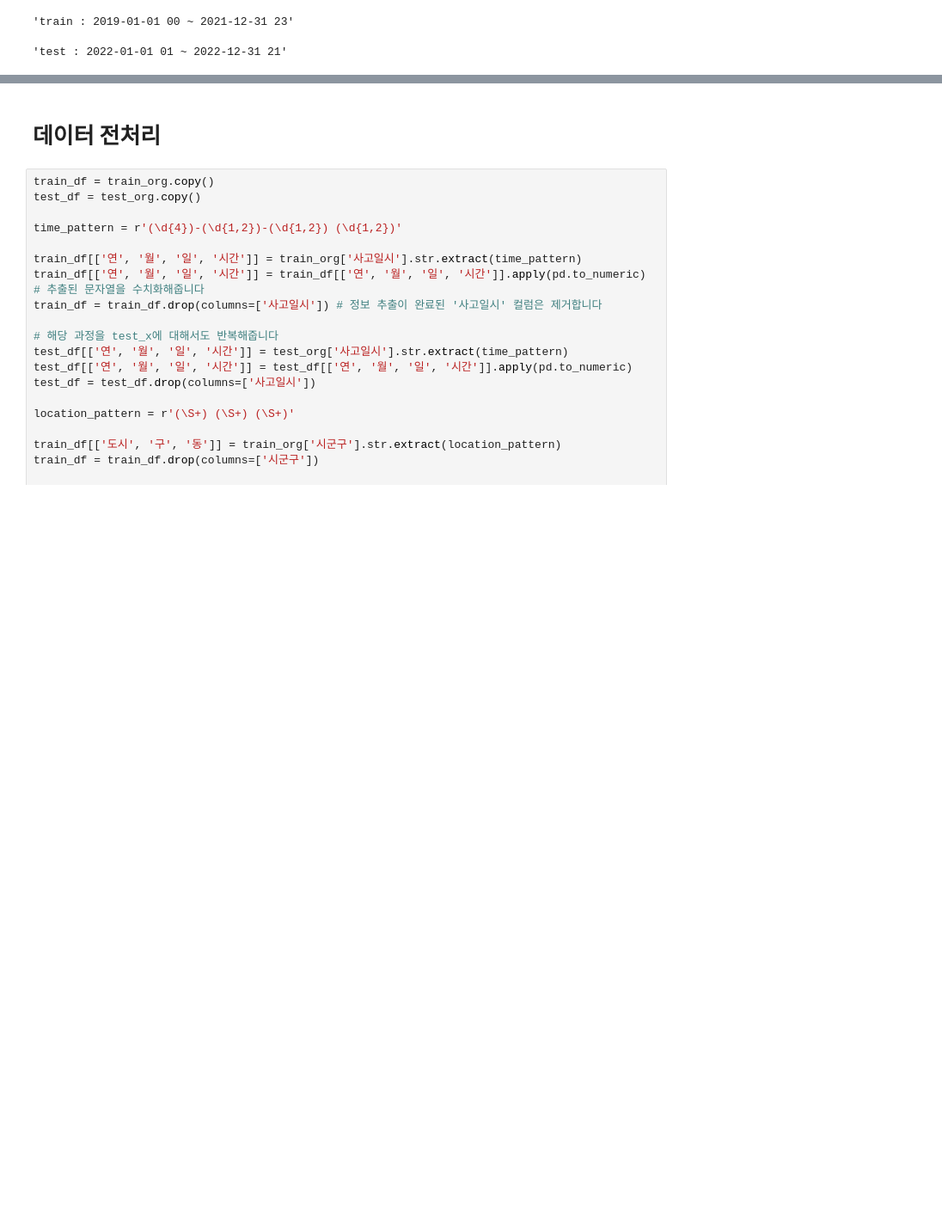
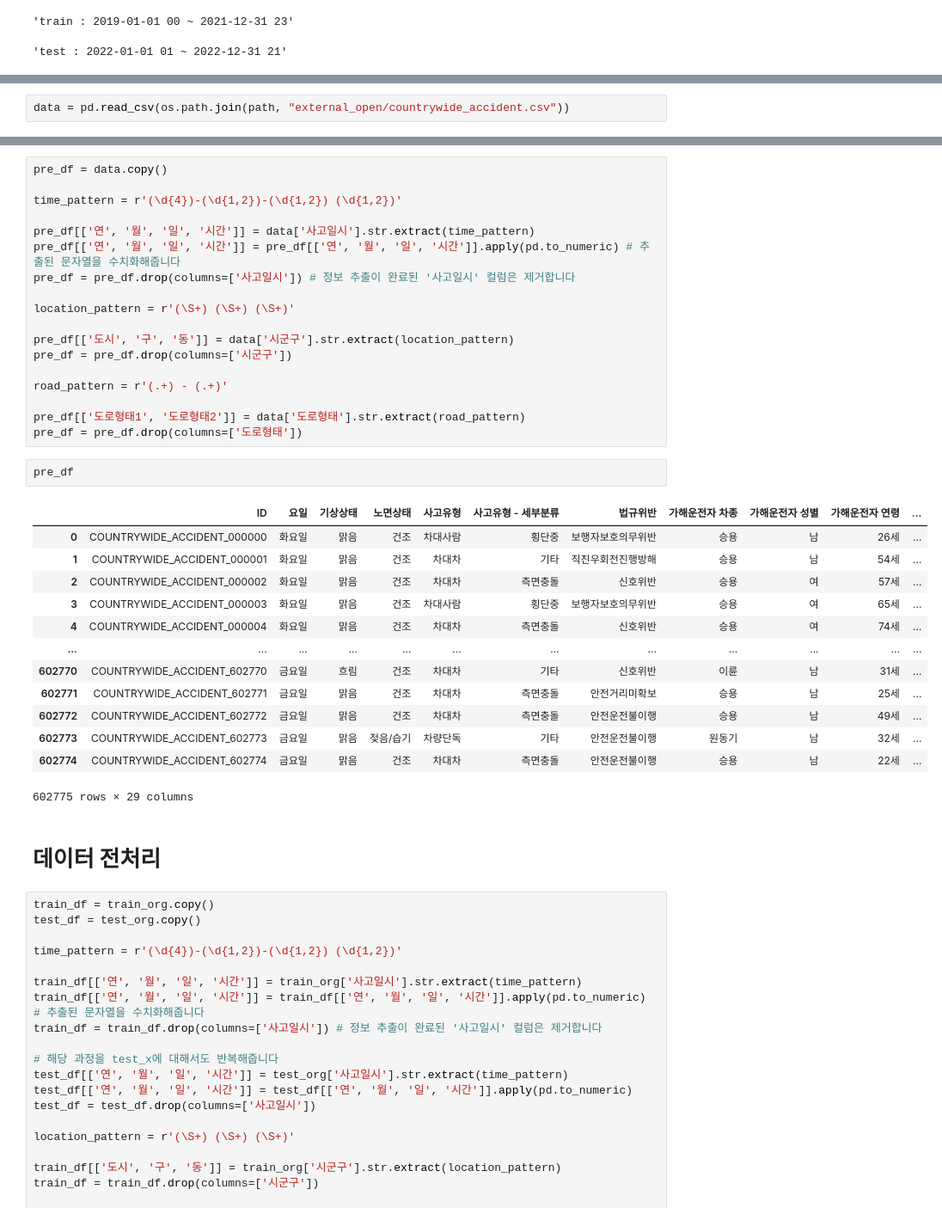
Before and after one commit to hykhhijk/Dacon, a Jupyter notebook: Accident/DataPreprocess.ipynb, the cells around one changed output, grey strips where cells are left out. Shown: that part at 86% size. Saved outputs shown, nothing was run; the diff lists cells and outputs as text; blank space fills up the shorter version.

Commit message:
Add pretrain preprocess by external dataset

```diff
--- a/Accident/DataPreprocess.ipynb
+++ b/Accident/DataPreprocess.ipynb
@@ -33,0 +36,2 @@ display(f"test : {test_org.iloc[0]['사고일시']} ~ {test_org.iloc[-1]['사고
+# %%
+data = pd.read_csv(os.path.join(path, "external_open/countrywide_accident.csv"))
@@ -34,3 +54,37 @@ display(f"test : {test_org.iloc[0]['사고일시']} ~ {test_org.iloc[-1]['사고
+# %%
+pre_df = data.copy()
+
+time_pattern = r'(\d{4})-(\d{1,2})-(\d{1,2}) (\d{1,2})'
+
+pre_df[['연', '월', '일', '시간']] = data['사고일시'].str.extract(time_pattern)
+pre_df[['연', '월', '일', '시간']] = pre_df[['연', '월', '일', '시간']].apply(pd.to_numeric) # 추출된 문자열을 수치화해줍니다
+pre_df = pre_df.drop(columns=['사고일시']) # 정보 추출이 완료된 '사고일시' 컬럼은 제거합니다
+
+location_pattern = r'(\S+) (\S+) (\S+)'
+
+pre_df[['도시', '구', '동']] = data['시군구'].str.extract(location_pattern)
+pre_df = pre_df.drop(columns=['시군구'])
+
+road_pattern = r'(.+) - (.+)'
+
+pre_df[['도로형태1', '도로형태2']] = data['도로형태'].str.extract(road_pattern)
+pre_df = pre_df.drop(columns=['도로형태'])
+# %%
+pre_df
+# %% [output]
+|  | ID | 요일 | 기상상태 | 노면상태 | 사고유형 | 사고유형 - 세부분류 | 법규위반 | 가해운전자 차종 | 가해운전자 성별 | 가해운전자 연령 | ... |
+| 0 | COUNTRYWIDE_ACCIDENT_000000 | 화요일 | 맑음 | 건조 | 차대사람 | 횡단중 | 보행자보호의무위반 | 승용 | 남 | 26세 | ... |
+| 1 | COUNTRYWIDE_ACCIDENT_000001 | 화요일 | 맑음 | 건조 | 차대차 | 기타 | 직진우회전진행방해 | 승용 | 남 | 54세 | ... |
+| 2 | COUNTRYWIDE_ACCIDENT_000002 | 화요일 | 맑음 | 건조 | 차대차 | 측면충돌 | 신호위반 | 승용 | 여 | 57세 | ... |
+| 3 | COUNTRYWIDE_ACCIDENT_000003 | 화요일 | 맑음 | 건조 | 차대사람 | 횡단중 | 보행자보호의무위반 | 승용 | 여 | 65세 | ... |
+| 4 | COUNTRYWIDE_ACCIDENT_000004 | 화요일 | 맑음 | 건조 | 차대차 | 측면충돌 | 신호위반 | 승용 | 여 | 74세 | ... |
+| ... | ... | ... | ... | ... | ... | ... | ... | ... | ... | ... | ... |
+| 602770 | COUNTRYWIDE_ACCIDENT_602770 | 금요일 | 흐림 | 건조 | 차대차 | 기타 | 신호위반 | 이륜 | 남 | 31세 | ... |
+| 602771 | COUNTRYWIDE_ACCIDENT_602771 | 금요일 | 맑음 | 건조 | 차대차 | 측면충돌 | 안전거리미확보 | 승용 | 남 | 25세 | ... |
+| 602772 | COUNTRYWIDE_ACCIDENT_602772 | 금요일 | 맑음 | 건조 | 차대차 | 측면충돌 | 안전운전불이행 | 승용 | 남 | 49세 | ... |
+| 602773 | COUNTRYWIDE_ACCIDENT_602773 | 금요일 | 맑음 | 젖음/습기 | 차량단독 | 기타 | 안전운전불이행 | 원동기 | 남 | 32세 | ... |
+| 602774 | COUNTRYWIDE_ACCIDENT_602774 | 금요일 | 맑음 | 건조 | 차대차 | 측면충돌 | 안전운전불이행 | 승용 | 남 | 22세 | ... |
+602775 rows × 29 columns
 # %% [markdown]
 # **데이터 전처리**
 # %%
```
Also changed, not shown: parts of 4 cells of this notebook, 6 other files.
